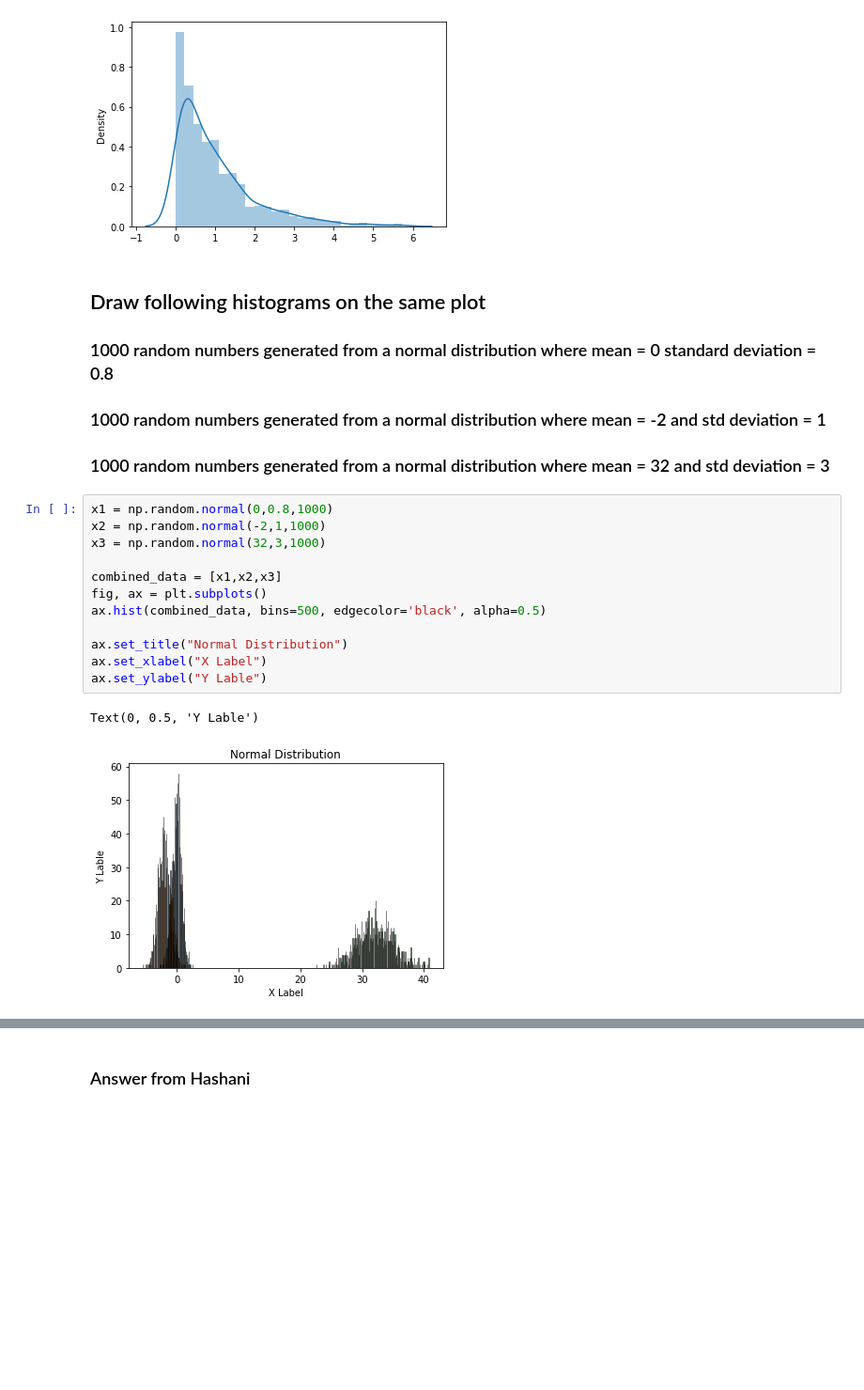
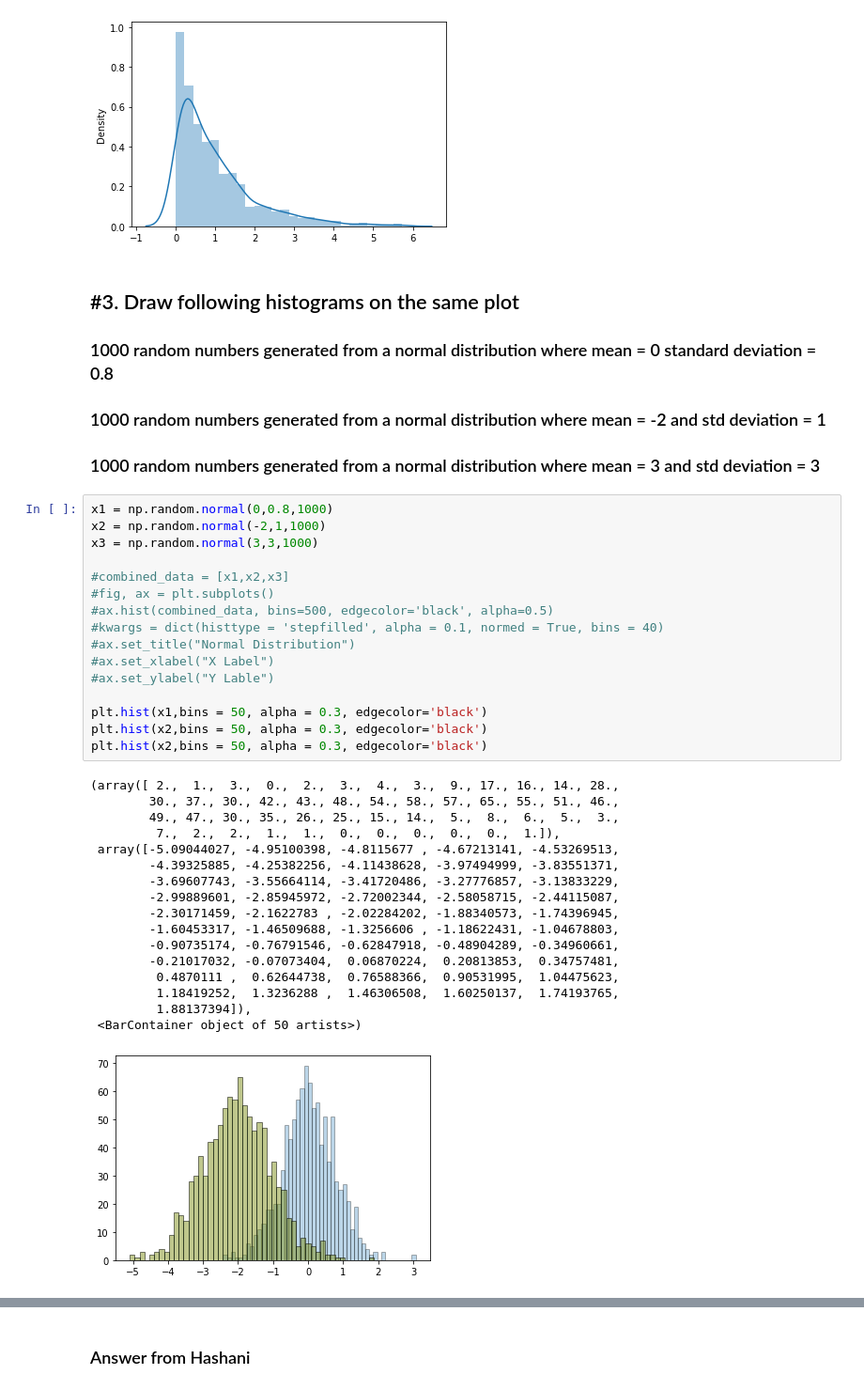
Before and after one commit to viththiananth/Data-Visualization-Using-Python_My-Pursuit, a Jupyter notebook: 2. Matplotlib_Data Visualization with Python_In Class.ipynb, the cells around one changed output, grey strips where cells are left out. Shown at 94% size. Saved outputs shown, nothing was run; the diff lists cells and outputs as text; blank space fills up the shorter version.

```diff
--- a/2. Matplotlib_Data Visualization with Python_In Class.ipynb
+++ b/2. Matplotlib_Data Visualization with Python_In Class.ipynb
@@ -409,22 +381,41 @@ sns.distplot(random.exponential(size = 1000), hist = True)
 <AxesSubplot:ylabel='Density'>
 [figure]
 # %% [markdown]
-## Draw following histograms on the same plot
+## #3. Draw following histograms on the same plot
 ### 1000 random numbers generated from a normal distribution where mean = 0 standard deviation = 0.8
 ### 1000 random numbers generated from a normal distribution where mean = -2 and std deviation = 1
-### 1000 random numbers generated from a normal distribution where mean = 32 and std deviation = 3
+### 1000 random numbers generated from a normal distribution where mean = 3 and std deviation = 3
 # %%
 x1 = np.random.normal(0,0.8,1000)
 x2 = np.random.normal(-2,1,1000)
-x3 = np.random.normal(32,3,1000)
+x3 = np.random.normal(3,3,1000)
 
-combined_data = [x1,x2,x3]
-fig, ax = plt.subplots()
-ax.hist(combined_data, bins=500, edgecolor='black', alpha=0.5)
+#combined_data = [x1,x2,x3]
+#fig, ax = plt.subplots()
+#ax.hist(combined_data, bins=500, edgecolor='black', alpha=0.5)
+#kwargs = dict(histtype = 'stepfilled', alpha = 0.1, normed = True, bins = 40)
+#ax.set_title("Normal Distribution")
+#ax.set_xlabel("X Label")
+#ax.set_ylabel("Y Lable")
 
-ax.set_title("Normal Distribution")
-ax.set_xlabel("X Label")
-ax.set_ylabel("Y Lable")
+plt.hist(x1,bins = 50, alpha = 0.3, edgecolor='black')
+plt.hist(x2,bins = 50, alpha = 0.3, edgecolor='black')
+plt.hist(x2,bins = 50, alpha = 0.3, edgecolor='black')
 # %% [output]
-Text(0, 0.5, 'Y Lable')
+(array([ 2.,  1.,  3.,  0.,  2.,  3.,  4.,  3.,  9., 17., 16., 14., 28.,
+        30., 37., 30., 42., 43., 48., 54., 58., 57., 65., 55., 51., 46.,
+        49., 47., 30., 35., 26., 25., 15., 14.,  5.,  8.,  6.,  5.,  3.,
+         7.,  2.,  2.,  1.,  1.,  0.,  0.,  0.,  0.,  0.,  1.]),
+ array([-5.09044027, -4.95100398, -4.8115677 , -4.67213141, -4.53269513,
+        -4.39325885, -4.25382256, -4.11438628, -3.97494999, -3.83551371,
+        -3.69607743, -3.55664114, -3.41720486, -3.27776857, -3.13833229,
+        -2.99889601, -2.85945972, -2.72002344, -2.58058715, -2.44115087,
+        -2.30171459, -2.1622783 , -2.02284202, -1.88340573, -1.74396945,
+        -1.60453317, -1.46509688, -1.3256606 , -1.18622431, -1.04678803,
+        -0.90735174, -0.76791546, -0.62847918, -0.48904289, -0.34960661,
+        -0.21017032, -0.07073404,  0.06870224,  0.20813853,  0.34757481,
+         0.4870111 ,  0.62644738,  0.76588366,  0.90531995,  1.04475623,
+         1.18419252,  1.3236288 ,  1.46306508,  1.60250137,  1.74193765,
+         1.88137394]),
+ <BarContainer object of 50 artists>)
-[figure, old version]
+[figure, new version]
```
Also changed, not shown: parts of 32 cells of this notebook.
